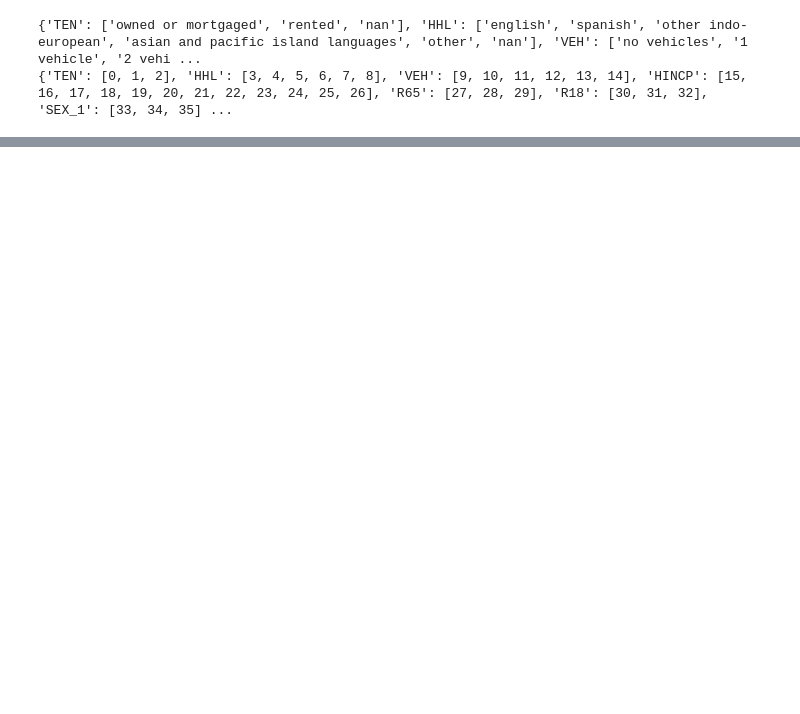
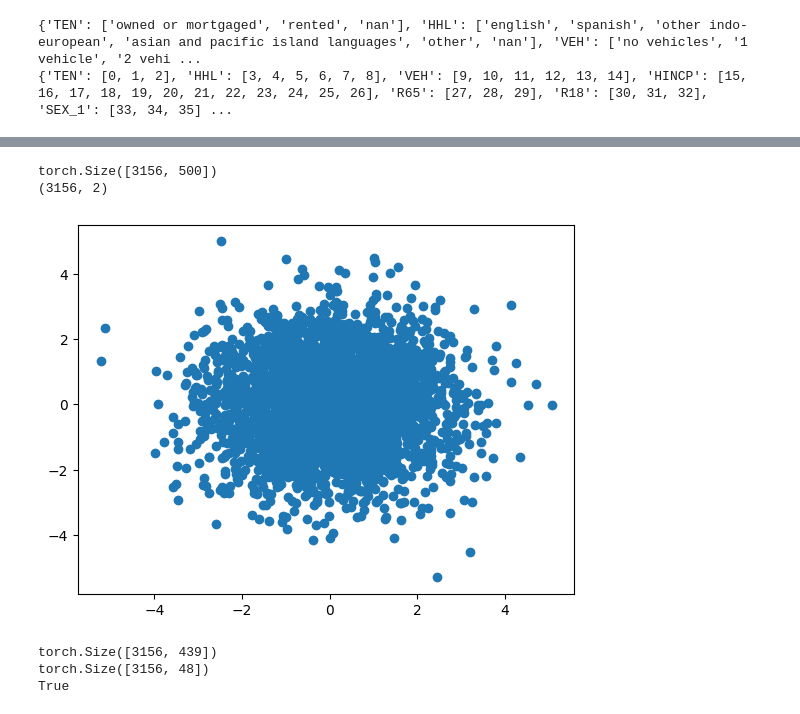
Before and after one commit to fabi-kb/GNN_Project, a Jupyter notebook: pre_analysis.ipynb, the cells around one changed output, grey strips where cells are left out. Drawn from its saved outputs; the diff is of its cells as text; code cells hidden in the pictures; blank space fills up the shorter version.

```diff
--- a/pre_analysis.ipynb
+++ b/pre_analysis.ipynb
@@ -36,7 +37,7 @@ cols = [col.split(":")[0] for col in cols]
 onehot_counts = {col: sum(data.columns.str.startswith(f"{col}:")) for col in cols}
 group_sizes = list(onehot_counts.values())
 
-model = VAE(526, 1500, 6, 500, group_sizes)
+model = VAE(439, 1000, 6, 500, group_sizes)
 model.load_state_dict(torch.load(f'/workspace/models/{model_name}'))
 model.eval()
 # %% [output]
@@ -193,0 +279,39 @@ plot_group('AGEP_1', ground_truth, predicted, feature_label_dict, age_dict)
+# %%
+# check if encoded data is truly gaussian
+encoded, _, _ = model.encoder(data_tensor)
+print(encoded.shape)
+# apply pca to the encoded data
+from sklearn.decomposition import PCA
+
+pca = PCA(n_components=2)
+pca.fit(encoded.detach().cpu().numpy())
+pca_data = pca.transform(encoded.detach().cpu().numpy())
+print(pca_data.shape)
+plt.scatter(pca_data[:, 0], pca_data[:, 1])
+plt.show()
+# %% [output]
+torch.Size([3156, 500])
+(3156, 2)
+[figure, added]
+# %%
+# check if the reconstruction sums up to 1 for each group
+reconstruction, _, _ = model(data_tensor)
+
+print(reconstruction.shape)
+
+# sum over all the groups, reconstruction is already softmaxed
+start = 0
+group_sums = []
+
+for size in group_sizes:
+    chunk = reconstruction[:, start:start+size]
+    start += size
+    group_sums.append(torch.sum(chunk, dim=1))
+
+group_sums = torch.stack(group_sums, dim=1)
+print(group_sums.shape)
+print(torch.allclose(group_sums, torch.ones_like(group_sums), rtol=1e-5, atol=1e-5))
+# %% [output]
+torch.Size([3156, 439])
+torch.Size([3156, 48])
+True
```
Also changed, not shown: parts of 14 cells of this notebook, 14 other files.
